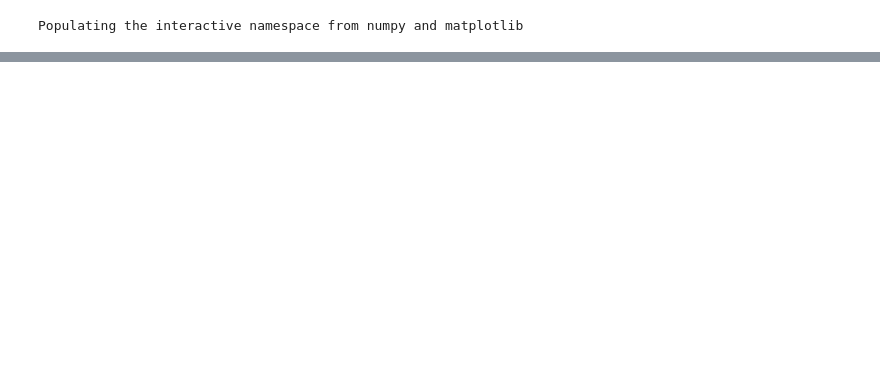
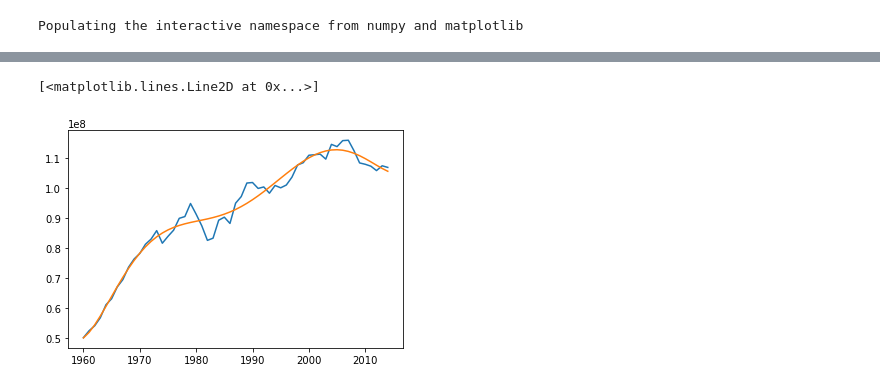
Before and after one commit to JackNDwyer/Capstone, a Jupyter notebook: Capstone_Analysis.ipynb, the cells around one changed output, grey strips where cells are left out. Saved outputs shown, nothing was run; the diff lists cells and outputs as text; code cells hidden in the pictures; blank space fills up the shorter version.

```diff
--- a/Capstone_Analysis.ipynb
+++ b/Capstone_Analysis.ipynb
@@ -12,0 +44,11 @@ Populating the interactive namespace from numpy and matplotlib
+# %%
+p, res, _, _, _ = np.polyfit(x = ca.year, y= ca.CA, deg=20, full = True)
+# %%
+yfitca = np.polyval(p,ca.year)
+# %%
+figure()
+plot(ca.year,ca.CA, label='data')
+plot(ca.year,yfitca, label='fit')
+# %% [output]
+[<matplotlib.lines.Line2D at 0x...>]
+[figure, added]
```
Also changed, not shown: parts of 47 cells of this notebook.
